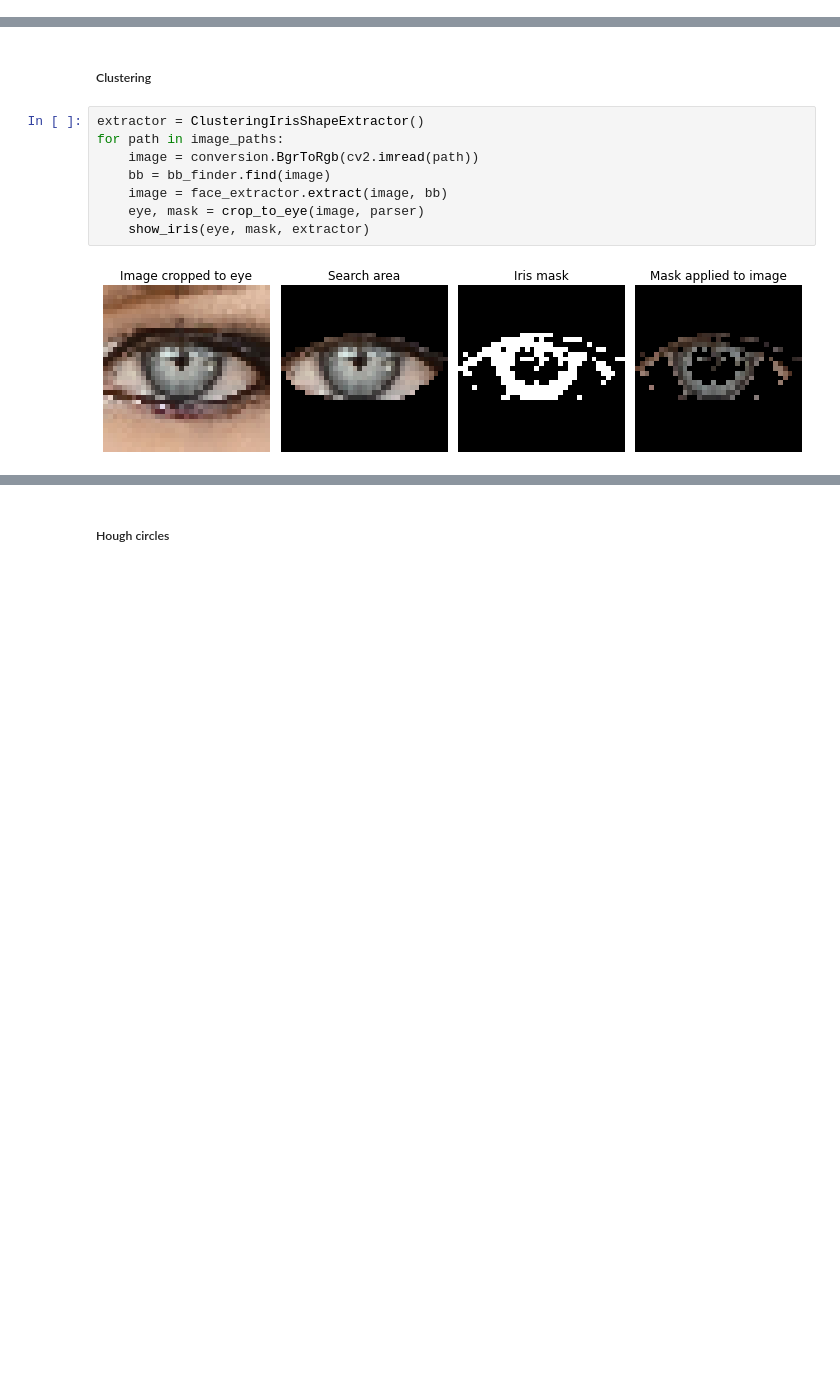
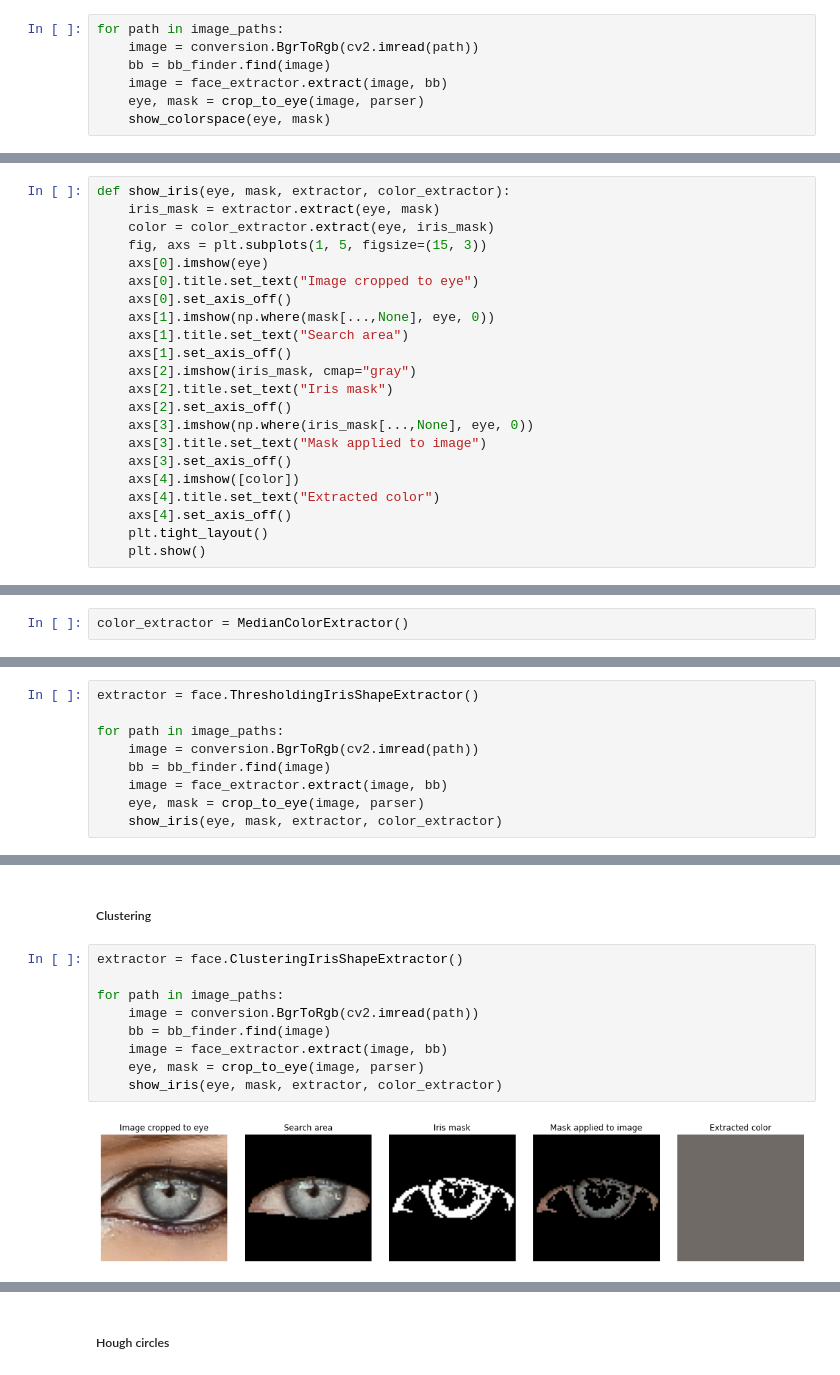
Before and after one commit to spietras/makeup-recommendation, a Jupyter notebook: jupyter/notebooks/eyes.ipynb, the cells around one changed output, grey strips where cells are left out. Drawn from its saved outputs; the diff is of its cells as text; blank space fills up the shorter version.

```diff
--- a/jupyter/notebooks/eyes.ipynb
+++ b/jupyter/notebooks/eyes.ipynb
@@ -50,0 +58,7 @@ def show_iris(eye, mask, extractor):
+# %%
+for path in image_paths:
+    image = conversion.BgrToRgb(cv2.imread(path))
+    bb = bb_finder.find(image)
+    image = face_extractor.extract(image, bb)
+    eye, mask = crop_to_eye(image, parser)
+    show_colorspace(eye, mask)
@@ -51,4 +74,28 @@ def show_iris(eye, mask, extractor):
 # %% [markdown]
 ### Comparison of extraction methods
+# %%
+def show_iris(eye, mask, extractor, color_extractor):
+    iris_mask = extractor.extract(eye, mask)
+    color = color_extractor.extract(eye, iris_mask)
+    fig, axs = plt.subplots(1, 5, figsize=(15, 3))
+    axs[0].imshow(eye)
+    axs[0].title.set_text("Image cropped to eye")
+    axs[0].set_axis_off()
+    axs[1].imshow(np.where(mask[...,None], eye, 0))
+    axs[1].title.set_text("Search area")
+    axs[1].set_axis_off()
+    axs[2].imshow(iris_mask, cmap="gray")
+    axs[2].title.set_text("Iris mask")
+    axs[2].set_axis_off()
+    axs[3].imshow(np.where(iris_mask[...,None], eye, 0))
+    axs[3].title.set_text("Mask applied to image")
+    axs[3].set_axis_off()
+    axs[4].imshow([color])
+    axs[4].title.set_text("Extracted color")
+    axs[4].set_axis_off()
+    plt.tight_layout()
+    plt.show()
 # %%
 image_paths = ["faces/" + f for f in os.listdir("faces")]
+# %%
+color_extractor = MedianColorExtractor()
@@ -54,0 +104,9 @@ image_paths = ["faces/" + f for f in os.listdir("faces")]
+# %%
+extractor = face.ThresholdingIrisShapeExtractor()
+
+for path in image_paths:
+    image = conversion.BgrToRgb(cv2.imread(path))
+    bb = bb_finder.find(image)
+    image = face_extractor.extract(image, bb)
+    eye, mask = crop_to_eye(image, parser)
+    show_iris(eye, mask, extractor, color_extractor)
@@ -55,12 +122,13 @@ image_paths = ["faces/" + f for f in os.listdir("faces")]
 # %% [markdown]
 ##### Clustering
 # %%
-extractor = ClusteringIrisShapeExtractor()
+extractor = face.ClusteringIrisShapeExtractor()
+
 for path in image_paths:
     image = conversion.BgrToRgb(cv2.imread(path))
     bb = bb_finder.find(image)
     image = face_extractor.extract(image, bb)
     eye, mask = crop_to_eye(image, parser)
-    show_iris(eye, mask, extractor)
+    show_iris(eye, mask, extractor, color_extractor)
 # %% [output]
-[figure, old version]
+[figure, new version]
```
Also changed, not shown: parts of 10 cells of this notebook.
